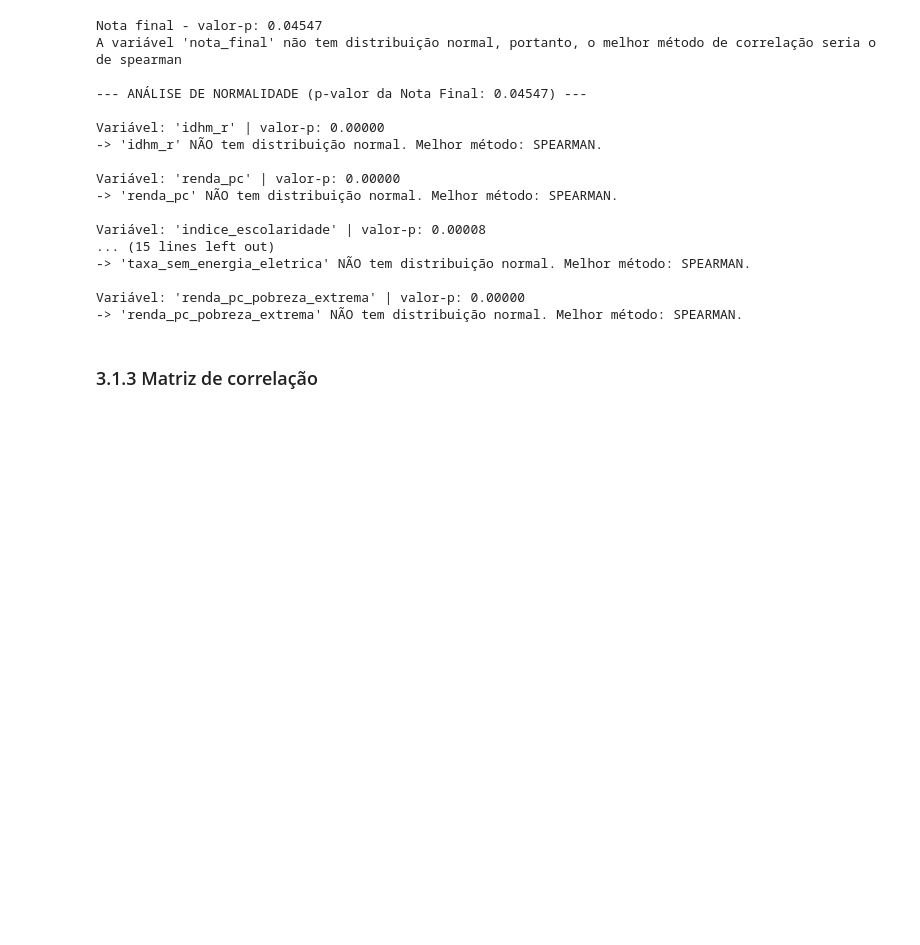
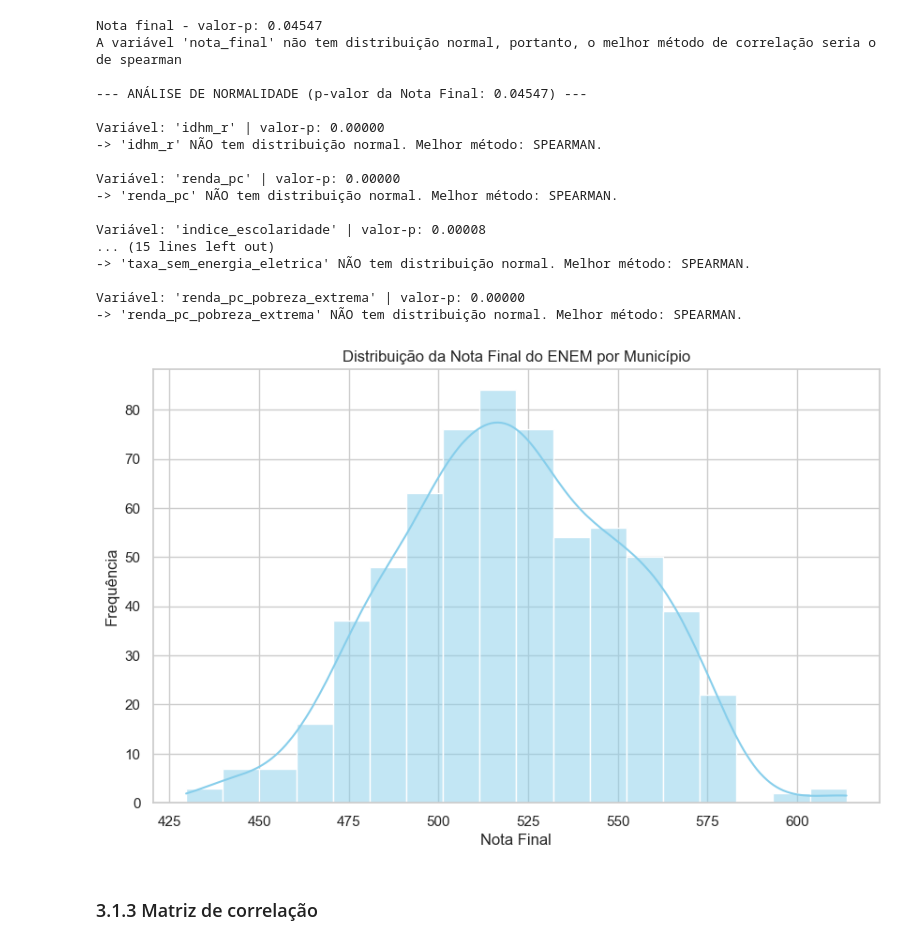
Before and after one commit to lsterra/trabalho_final_metodos_2026, a Jupyter notebook: analise_enem_sp_infraestrutura.ipynb, the cells around one changed output. Cells and saved outputs as stored; diff of their text form; code cells hidden in the pictures; blank space fills up the shorter version.

```diff
--- a/analise_enem_sp_infraestrutura.ipynb
+++ b/analise_enem_sp_infraestrutura.ipynb
@@ -437,6 +437,16 @@ Variável: 'indice_escolaridade' | valor-p: 0.00008
 
 Variável: 'renda_pc_pobreza_extrema' | valor-p: 0.00000
 -> 'renda_pc_pobreza_extrema' NÃO tem distribuição normal. Melhor método: SPEARMAN.
+# %%
+# Visualização gráfica da distribuição da variável nota_final
+plt.figure(figsize=(10, 6))
+sns.histplot(df_final['nota_final'], kde=True, color='skyblue')
+plt.title('Distribuição da Nota Final do ENEM por Município')
+plt.xlabel('Nota Final')
+plt.ylabel('Frequência')
+plt.show()
+# %% [output]
+[figure, added]
 # %% [markdown]
 ### 3.1.3 Matriz de correlação
 # %% [markdown]
```
Also changed, not shown: parts of 2 cells of this notebook.
